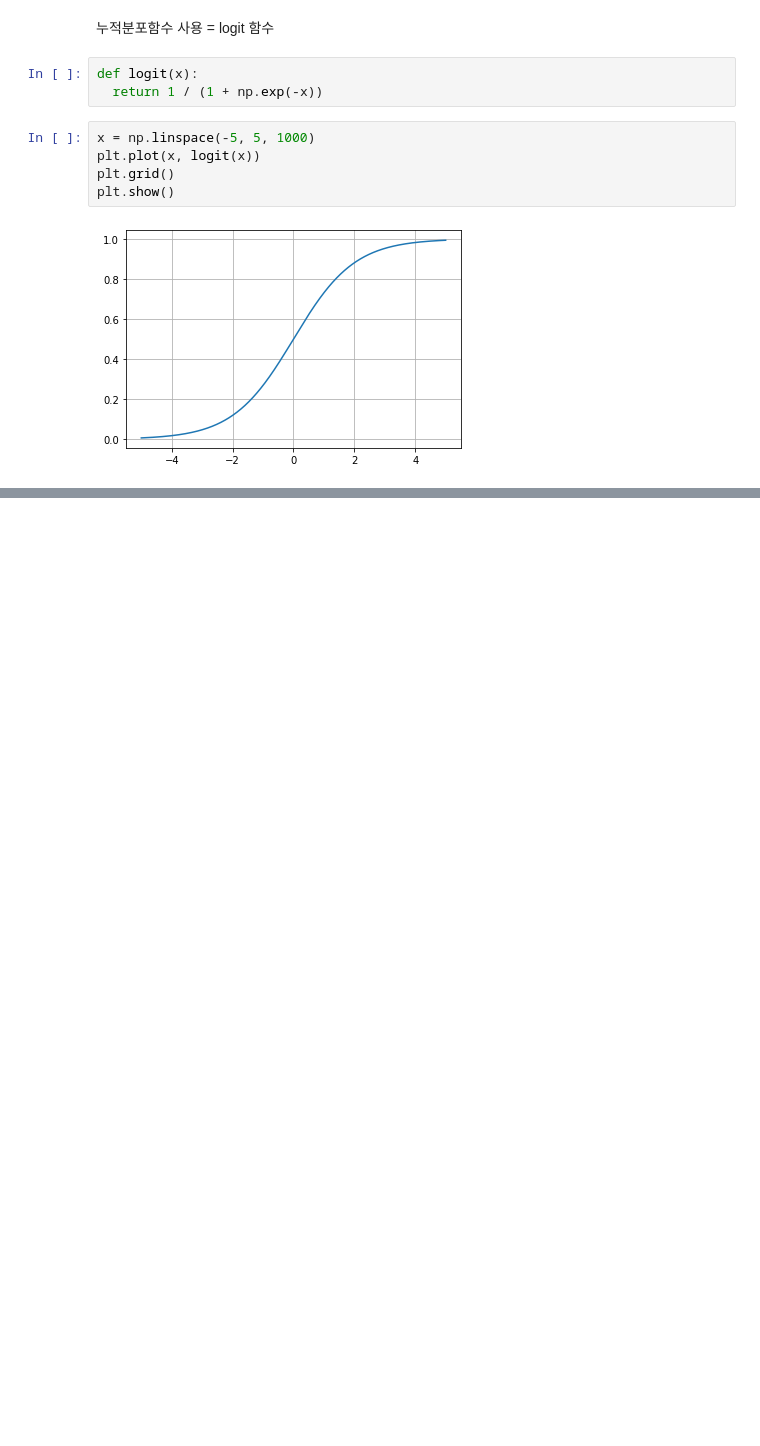
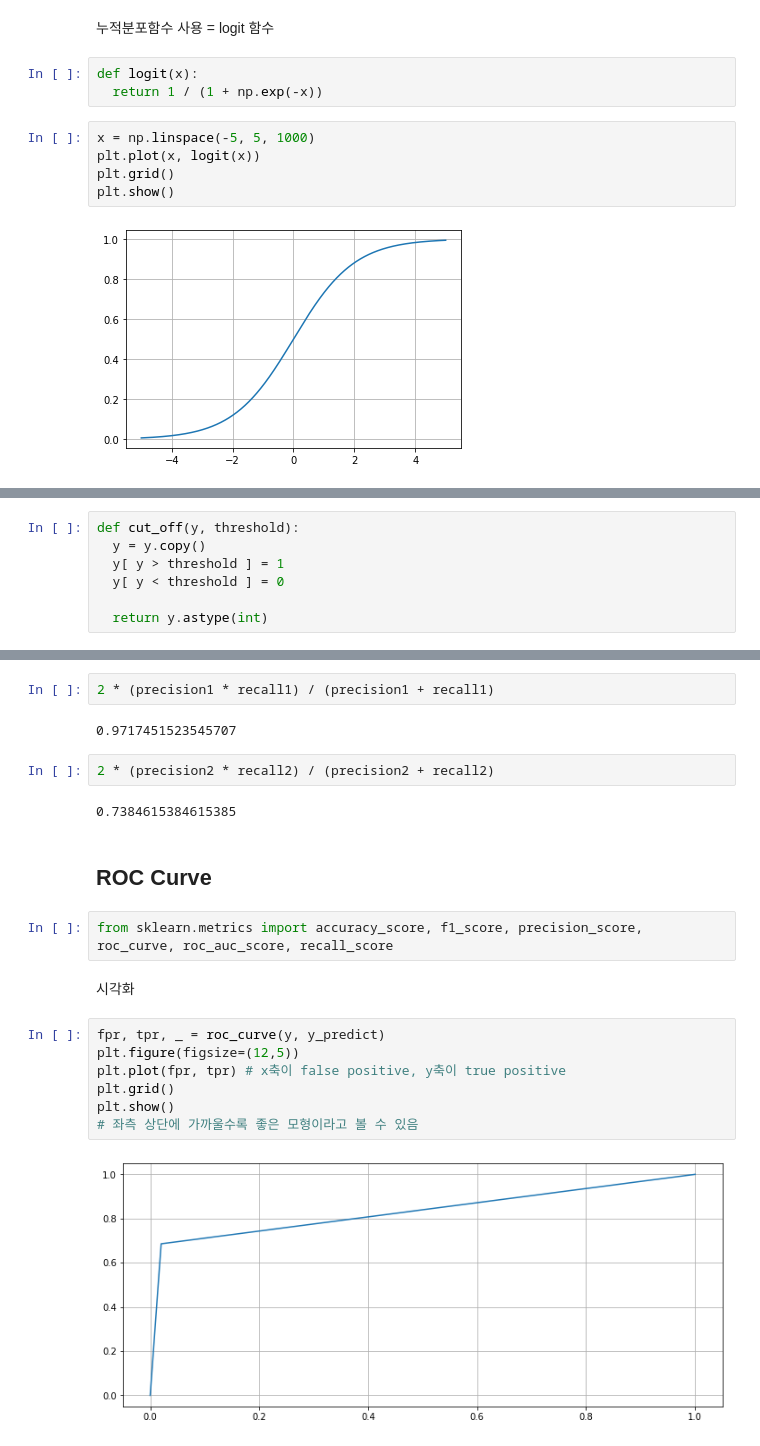
Before and after one commit to heewon330/TIL3, a Jupyter notebook: 선형회귀_hw2.ipynb, the cells around one changed output, grey strips where cells are left out. Saved outputs shown, nothing was run; the diff lists cells and outputs as text; blank space fills up the shorter version.

```diff
--- a/선형회귀_hw2.ipynb
+++ b/선형회귀_hw2.ipynb
@@ -168,0 +274,7 @@ plt.show()
+# %%
+def cut_off(y, threshold):
+  y = y.copy()
+  y[ y > threshold ] = 1
+  y[ y < threshold ] = 0
+
+  return y.astype(int)
@@ -168,0 +329,23 @@ plt.show()
+# %%
+2 * (precision1 * recall1) / (precision1 + recall1)
+# %% [output]
+0.9717451523545707
+# %%
+2 * (precision2 * recall2) / (precision2 + recall2)
+# %% [output]
+0.7384615384615385
+# %% [markdown]
+## ROC Curve
+# %%
+from sklearn.metrics import accuracy_score, f1_score, precision_score, roc_curve, roc_auc_score, recall_score
+# %% [markdown]
+시각화
+# %%
+fpr, tpr, _ = roc_curve(y, y_predict)
+plt.figure(figsize=(12,5))
+plt.plot(fpr, tpr) # x축이 false positive, y축이 true positive
+plt.grid()
+plt.show()
+# 좌측 상단에 가까울수록 좋은 모형이라고 볼 수 있음
+# %% [output]
+[figure, added]
```
Also changed, not shown: parts of 146 cells of this notebook.
